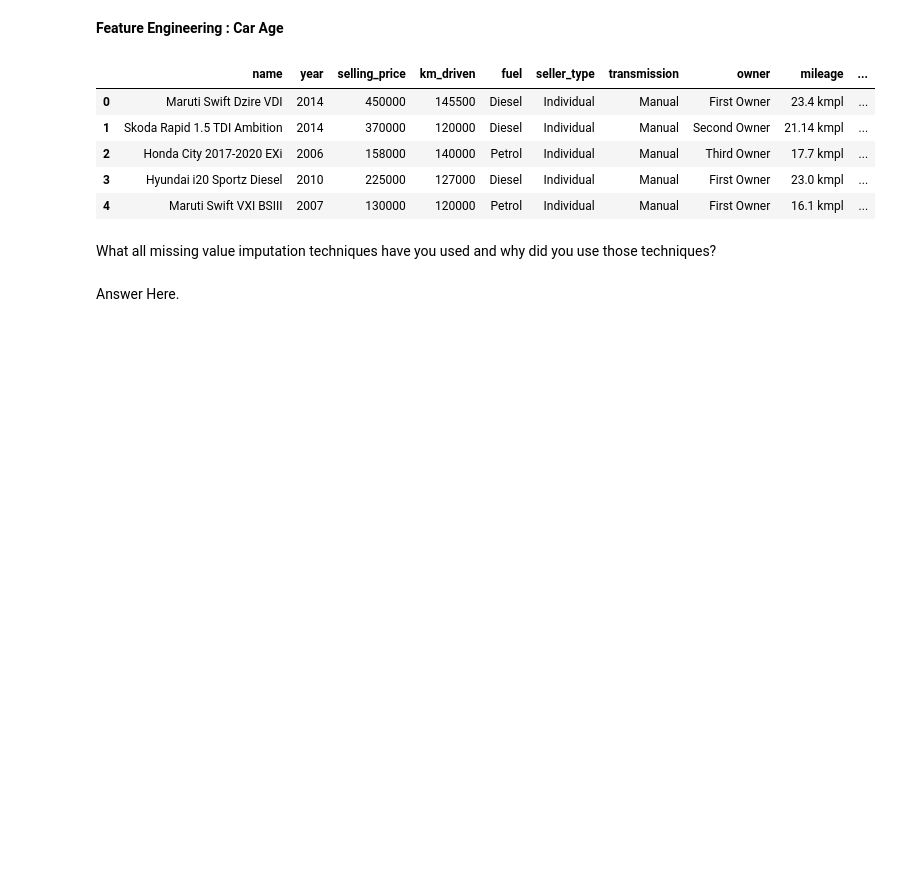
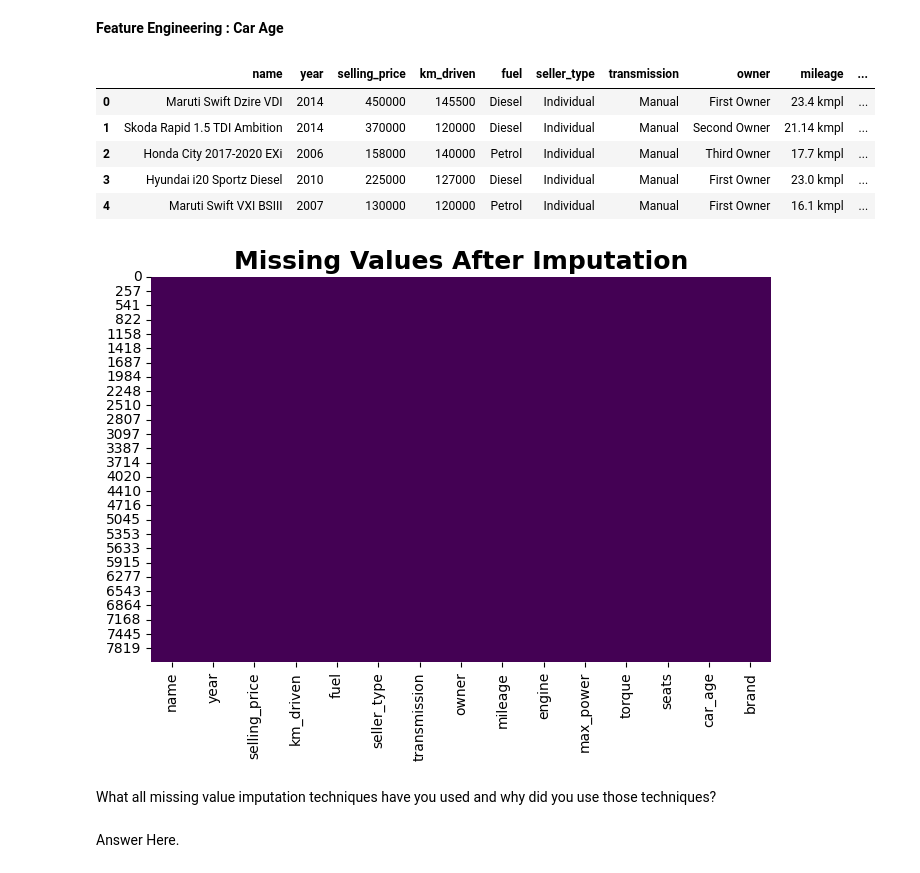
Before and after one commit to Mogatala8374/Vehicle-dataset---Complete-Dataset, a Jupyter notebook: Vehicle_Dataset_(CarDekho).ipynb, the cells around one changed output. Cells and saved outputs as stored; diff of their text form; code cells hidden in the pictures; blank space fills up the shorter version.

```diff
--- a/Vehicle_Dataset_(CarDekho).ipynb
+++ b/Vehicle_Dataset_(CarDekho).ipynb
@@ -1132,6 +1143,21 @@ df.head()
 | 2 | Honda City 2017-2020 EXi | 2006 | 158000 | 140000 | Petrol | Individual | Manual | Third Owner | 17.7 kmpl | ... |
 | 3 | Hyundai i20 Sportz Diesel | 2010 | 225000 | 127000 | Diesel | Individual | Manual | First Owner | 23.0 kmpl | ... |
 | 4 | Maruti Swift VXI BSIII | 2007 | 130000 | 120000 | Petrol | Individual | Manual | First Owner | 16.1 kmpl | ... |
+# %%
+plt.figure(figsize=(8,5))
+sns.heatmap(
+    df.isnull(),
+    cbar=False,
+    cmap="viridis"
+)
+plt.title(
+    "Missing Values After Imputation",
+    fontsize=18,
+    weight="bold"
+)
+plt.show()
+# %% [output]
+[figure, added]
 # %% [markdown]
 What all missing value imputation techniques have you used and why did you use those techniques?
 # %% [markdown]
```
Also changed, not shown: parts of 70 cells of this notebook.
